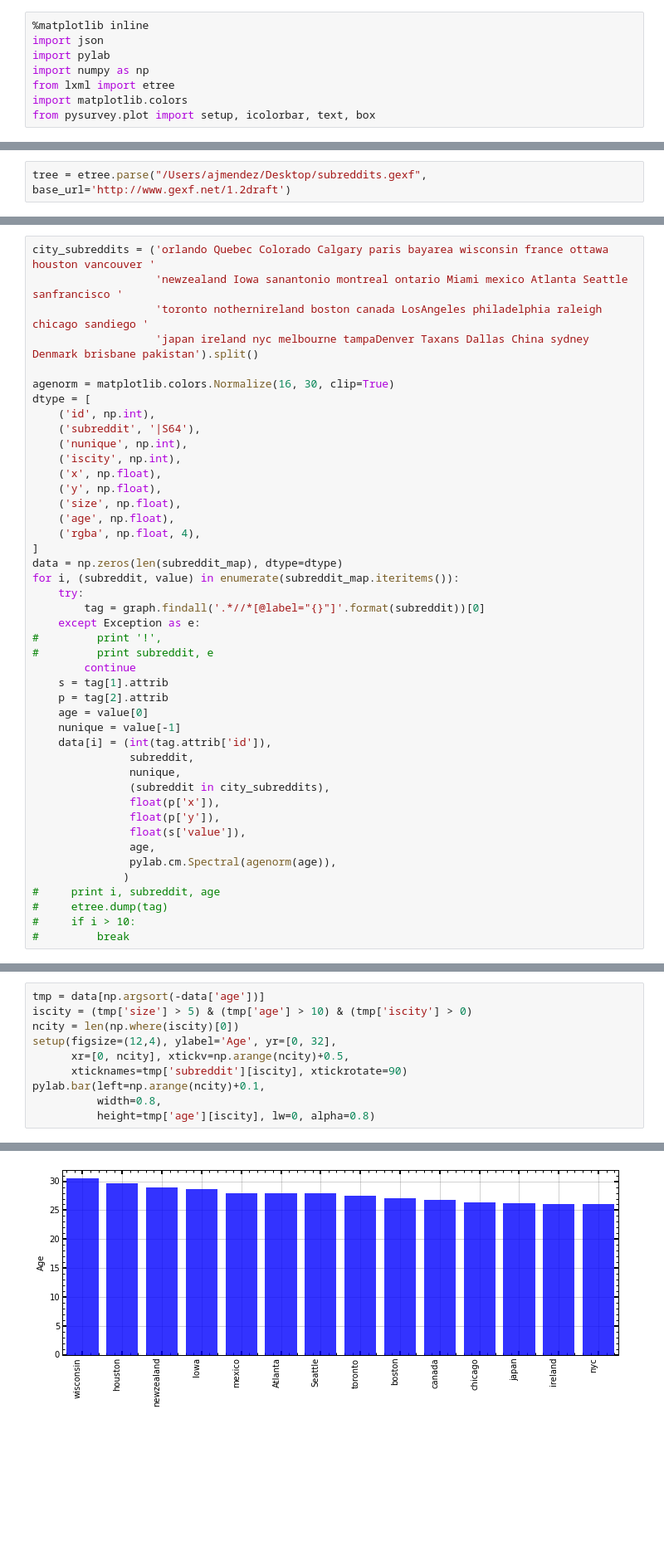
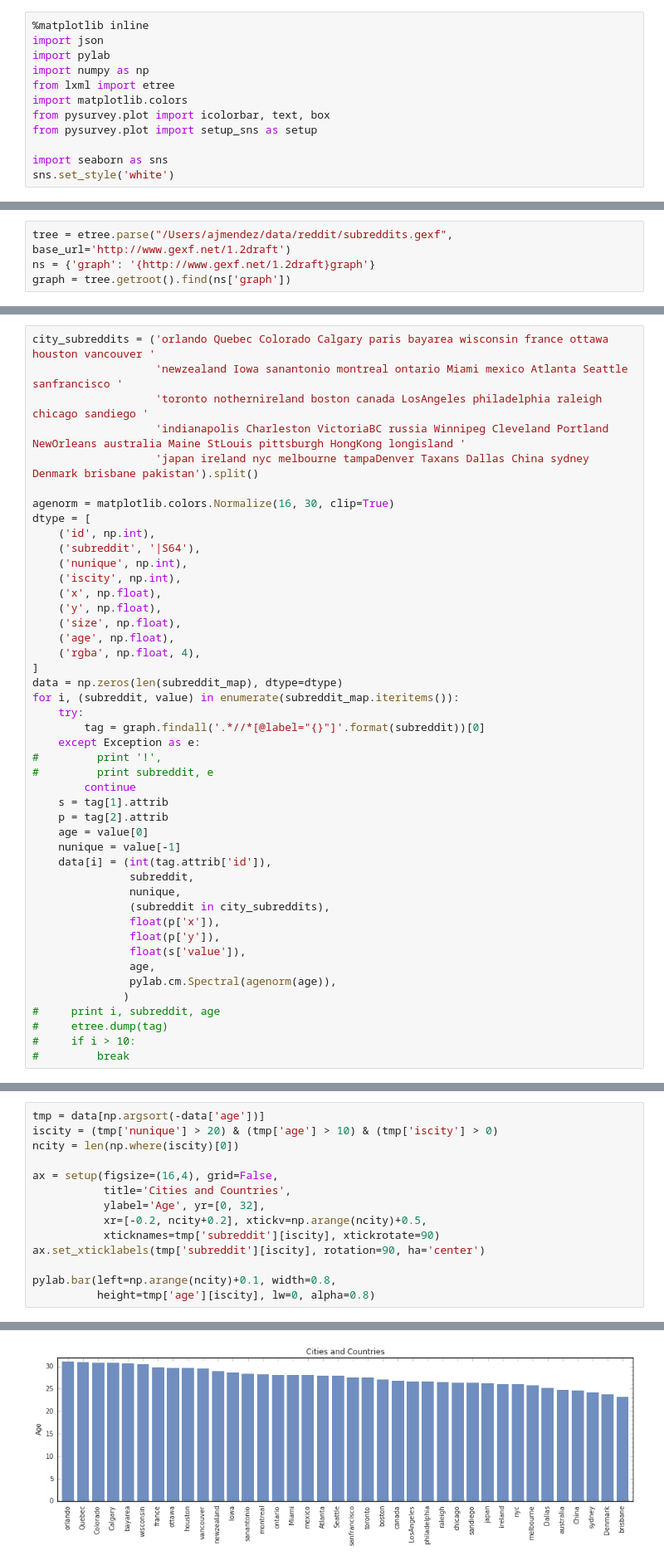
Before and after one commit to ajmendez/explore, a Jupyter notebook: reddit/visualize.ipynb, the cells around one changed output, grey strips where cells are left out. Shown: that part at 83% size. Drawn from its saved outputs; the diff is of its cells as text; blank space fills up the shorter version.

```diff
--- a/reddit/visualize.ipynb
+++ b/reddit/visualize.ipynb
@@ -5,4 +5,8 @@ import pylab
 import numpy as np
 from lxml import etree
 import matplotlib.colors
-from pysurvey.plot import setup, icolorbar, text, box
+from pysurvey.plot import icolorbar, text, box
+from pysurvey.plot import setup_sns as setup
+
+import seaborn as sns
+sns.set_style('white')
@@ -105,2 +66,4 @@ with open('/Users/ajmendez/data/reddit/subreddit_ages.json', 'r') as f:
 # %%
-tree = etree.parse("/Users/ajmendez/Desktop/subreddits.gexf", base_url='http://www.gexf.net/1.2draft')
+tree = etree.parse("/Users/ajmendez/data/reddit/subreddits.gexf", base_url='http://www.gexf.net/1.2draft')
+ns = {'graph': '{http://www.gexf.net/1.2draft}graph'}
+graph = tree.getroot().find(ns['graph'])
@@ -135,6 +71,7 @@ np.min(ages), np.max(ages)
 city_subreddits = ('orlando Quebec Colorado Calgary paris bayarea wisconsin france ottawa houston vancouver '
                    'newzealand Iowa sanantonio montreal ontario Miami mexico Atlanta Seattle sanfrancisco '
                    'toronto nothernireland boston canada LosAngeles philadelphia raleigh chicago sandiego '
+                   'indianapolis Charleston VictoriaBC russia Winnipeg Cleveland Portland NewOrleans australia Maine StLouis pittsburgh HongKong longisland '
                    'japan ireland nyc melbourne tampaDenver Taxans Dallas China sydney Denmark brisbane pakistan').split()
 
 agenorm = matplotlib.colors.Normalize(16, 30, clip=True)
@@ -317,11 +248,15 @@ label_clusters(data, isage, sizescale=2.0)
 # %%
 tmp = data[np.argsort(-data['age'])]
-iscity = (tmp['size'] > 5) & (tmp['age'] > 10) & (tmp['iscity'] > 0)
+iscity = (tmp['nunique'] > 20) & (tmp['age'] > 10) & (tmp['iscity'] > 0)
 ncity = len(np.where(iscity)[0])
-setup(figsize=(12,4), ylabel='Age', yr=[0, 32],
-      xr=[0, ncity], xtickv=np.arange(ncity)+0.5,
-      xticknames=tmp['subreddit'][iscity], xtickrotate=90)
-pylab.bar(left=np.arange(ncity)+0.1,
-          width=0.8,
+
+ax = setup(figsize=(16,4), grid=False,
+           title='Cities and Countries',
+           ylabel='Age', yr=[0, 32],
+           xr=[-0.2, ncity+0.2], xtickv=np.arange(ncity)+0.5,
+           xticknames=tmp['subreddit'][iscity], xtickrotate=90)
+ax.set_xticklabels(tmp['subreddit'][iscity], rotation=90, ha='center')
+
+pylab.bar(left=np.arange(ncity)+0.1, width=0.8,
           height=tmp['age'][iscity], lw=0, alpha=0.8)
 # %% [output]
@@ -329 +264 @@ pylab.bar(left=np.arange(ncity)+0.1,
-[figure, old version]
+[figure, new version]
```
Also changed, not shown: parts of 20 cells of this notebook.
